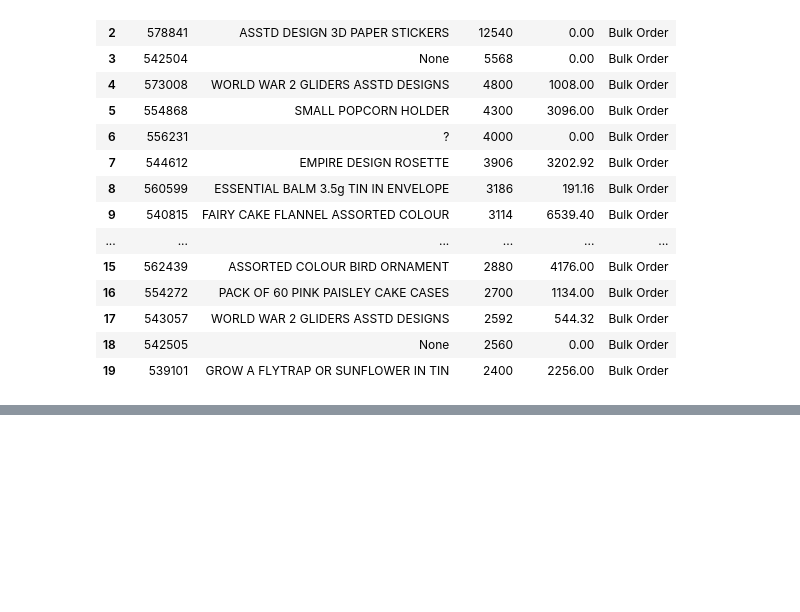
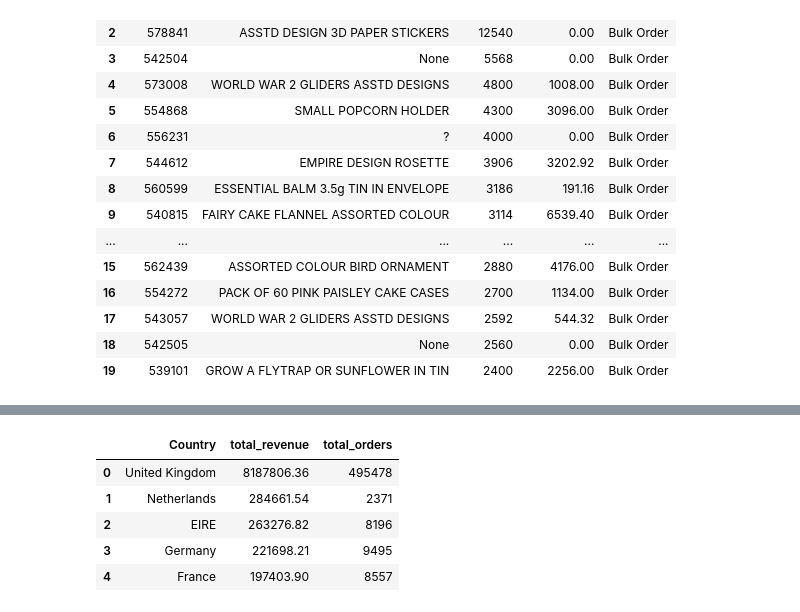
Before and after one commit to Danammadhunika/ml-journey, a Jupyter notebook: project_03_ecommerce_sql/notebooks/ecommerce_sql_analysis.ipynb, the cells around one changed output, grey strips where cells are left out. Drawn from its saved outputs; the diff is of its cells as text; code cells hidden in the pictures; blank space fills up the shorter version.

```diff
--- a/project_03_ecommerce_sql/notebooks/ecommerce_sql_analysis.ipynb
+++ b/project_03_ecommerce_sql/notebooks/ecommerce_sql_analysis.ipynb
@@ -1805,0 +1841,79 @@ result_q8
+# %%
+# ============================================
+# QUERY Q2 — CTE Advanced (Two CTEs + JOIN)
+# Business Question: Top 5 countries by revenue
+#                    AND order count side by side
+# ============================================
+
+# WHY TWO CTEs HERE?
+# We need TWO different aggregations:
+#   1. Revenue per country  → SUM(Quantity * UnitPrice)
+#   2. Order count per country → COUNT(*)
+# Instead of one messy query — split into two clean CTEs!
+
+# HOW TWO CTEs WORK:
+# CTE 1: country_revenue → Country + total_revenue
+# CTE 2: country_orders  → Country + total_orders
+# Separate them with a COMMA between CTEs!
+# Then JOIN both on Country in final SELECT
+
+# WHY country_revenue.Country and not just Country?
+# BOTH CTEs have a Country column!
+# SQL gets confused — which Country do you mean?
+# So we specify: country_revenue.Country
+# total_revenue and total_orders exist in ONE CTE only
+# So no confusion — no need to specify table name!
+
+# Python equivalent:
+# cte1 = df.groupby('Country')['revenue'].sum()
+# cte2 = df.groupby('Country')['orders'].count()
+# final = cte1.merge(cte2, on='Country')
+
+# SQL Execution Order:
+# 1. CTE 1 runs first     → revenue per country
+# 2. CTE 2 runs second    → orders per country
+# 3. JOIN combines both   → on matching Country
+# 4. SELECT picks columns → Country, revenue, orders
+# 5. ORDER BY revenue DESC → highest revenue first
+# 6. LIMIT 5              → top 5 only
+
+# Key Insights:
+# UK leads both revenue AND order count!
+# Netherlands high revenue but fewer orders
+# → means higher value per order!
+# France vs Germany similar revenue — good comparison!
+
+query_q2 = """
+WITH country_revenue AS (
+    -- CTE 1: total revenue per country
+    SELECT Country,
+           ROUND(SUM(Quantity * UnitPrice), 2) AS total_revenue
+    FROM orders
+    GROUP BY Country
+),
+country_orders AS (
+    -- CTE 2: total order count per country
+    SELECT Country,
+           COUNT(*) AS total_orders
+    FROM orders
+    GROUP BY Country
+)
+-- Final: join both CTEs and show top 5 by revenue
+SELECT country_revenue.Country,
+       total_revenue,
+       total_orders
+FROM country_revenue
+JOIN country_orders
+    ON country_revenue.Country = country_orders.Country
+ORDER BY total_revenue DESC
+LIMIT 5
+"""
+result_q2 = pd.read_sql_query(query_q2, conn)
+result_q2
+# %% [output]
+|  | Country | total_revenue | total_orders |
+| 0 | United Kingdom | 8187806.36 | 495478 |
+| 1 | Netherlands | 284661.54 | 2371 |
+| 2 | EIRE | 263276.82 | 8196 |
+| 3 | Germany | 221698.21 | 9495 |
+| 4 | France | 197403.90 | 8557 |
```
Also changed, not shown: parts of 2 cells of this notebook.
